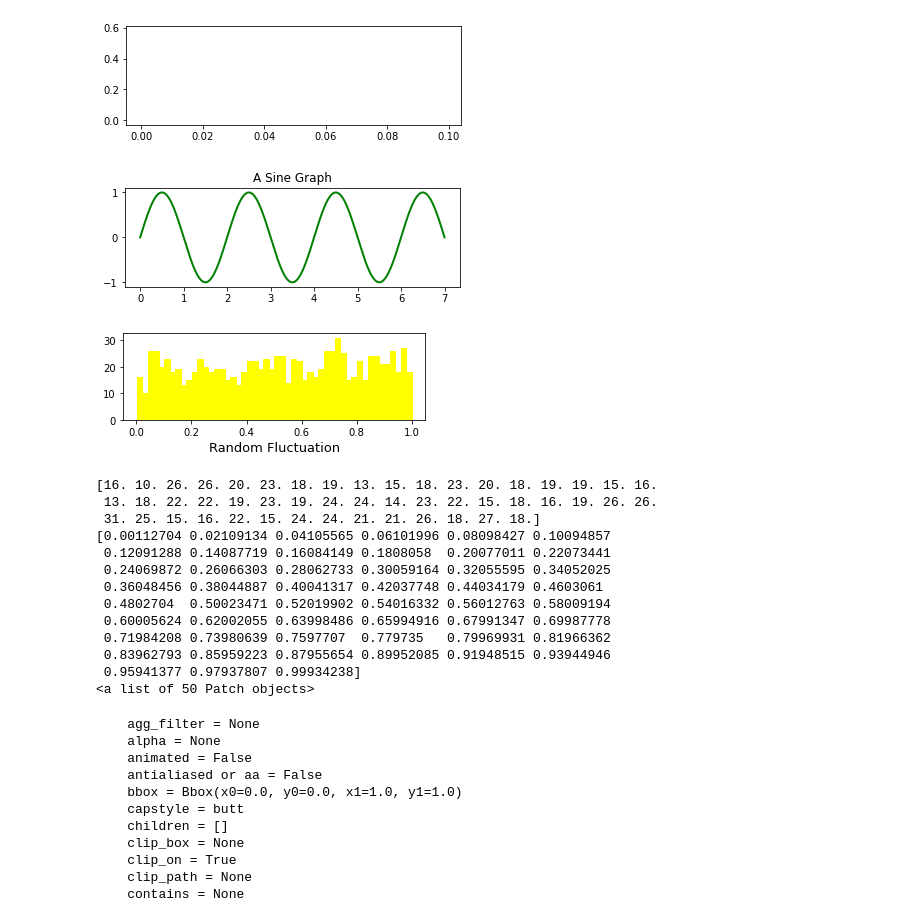
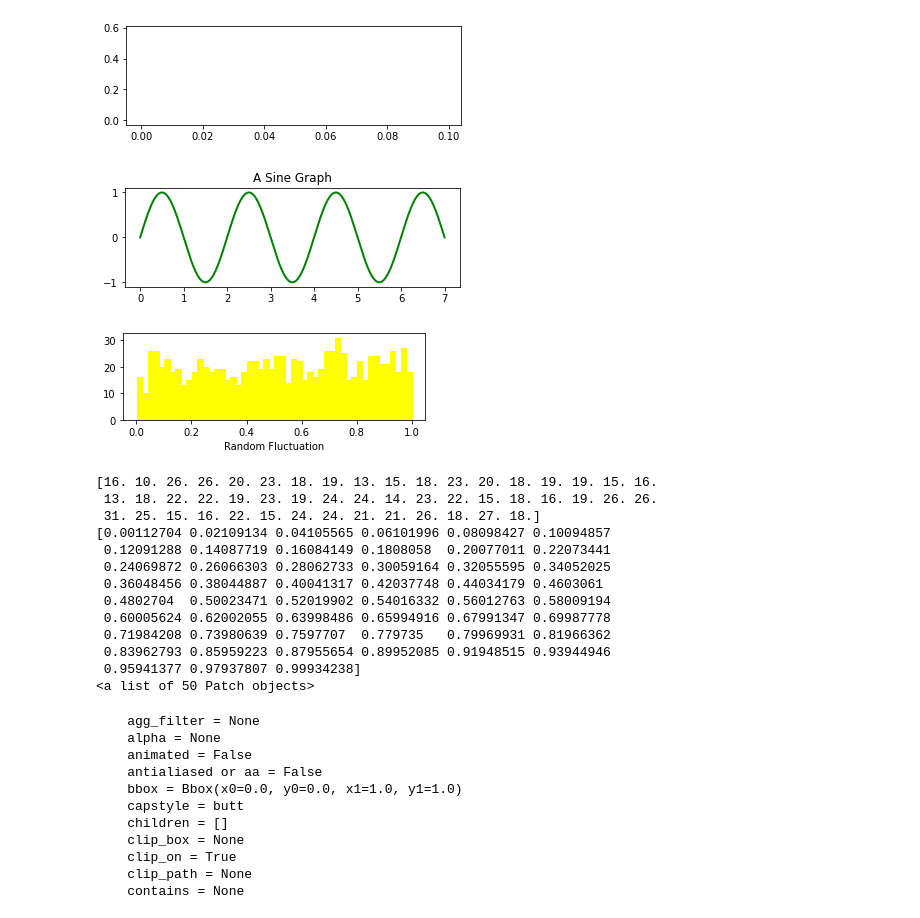
Before and after one commit to ahammadshawki8/Matplotlib-Tutorials, a Jupyter notebook: 15.Artist Tutorial.ipynb, the cells around one changed output. Saved outputs shown, nothing was run; the diff lists cells and outputs as text; code cells hidden in the pictures.

```diff
--- a/15.Artist Tutorial.ipynb
+++ b/15.Artist Tutorial.ipynb
@@ -28,29 +28,29 @@ ax.lines.remove(line)
 # %%
 fig1=plt.figure()
 ax1=fig1.add_subplot(2,1,1)
 
 t=np.arange(0,7,0.0001)
 s=np.sin(np.pi*t)
 plot1=ax1.plot(t,s,color="green",linewidth=2)
 ax1.set_title("A Sine Graph")
 
 # Fixing random state for reproducibility
 np.random.seed(19680801)
 
 fig2=plt.figure()
 ax2=fig2.add_axes([0.15,0.1,0.7,0.3])
 r=np.random.rand(1000)
 n, bins, patches=ax2.hist(r,bins=50,facecolor="yellow",edgecolor="yellow")
-ax2.set_xlabel("Random Fluctuation",size=13)
+ax2.set_xlabel("Random Fluctuation")
 
 plt.show()
 
 print(n)
 print(bins)
 print(patches)
 # %% [output]
 [figure]
-[figure, old version]
+[figure, new version]
 [16. 10. 26. 26. 20. 23. 18. 19. 13. 15. 18. 23. 20. 18. 19. 19. 15. 16.
  13. 18. 22. 22. 19. 23. 19. 24. 24. 14. 23. 22. 15. 18. 16. 19. 26. 26.
  31. 25. 15. 16. 22. 15. 24. 24. 21. 21. 26. 18. 27. 18.]
```
Also changed, not shown: 3 other files.
